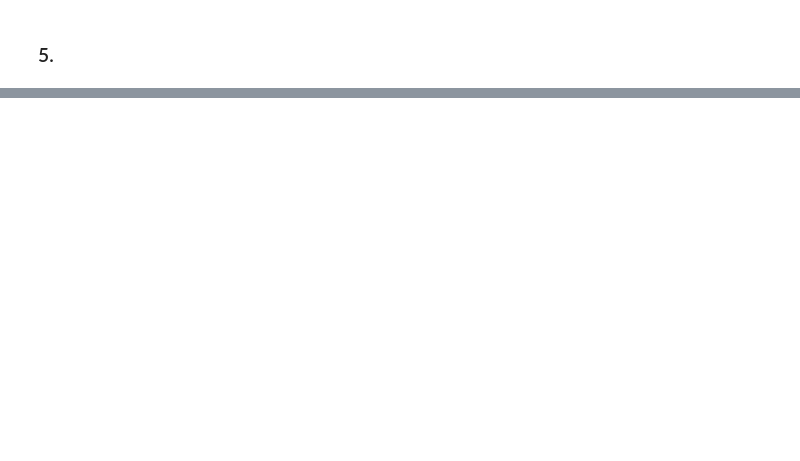
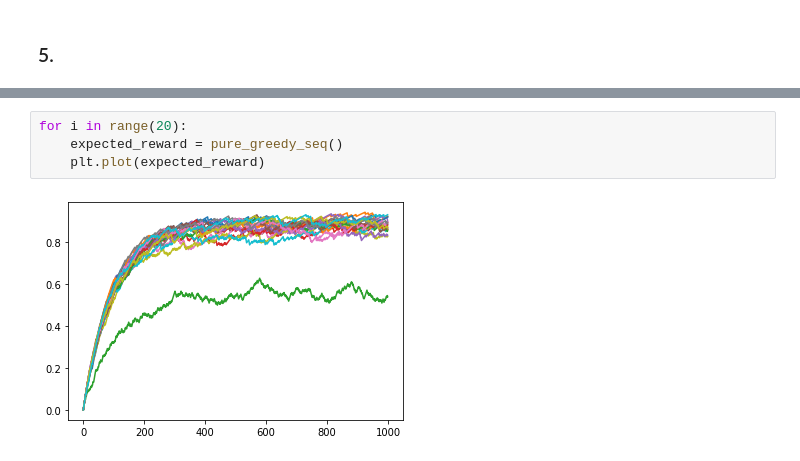
Before and after one commit to DorotheaMueller/mhbf, a Jupyter notebook: ex_8_budding_mueller.ipynb, the cells around one changed output, grey strips where cells are left out. Drawn from its saved outputs; the diff is of its cells as text; blank space fills up the shorter version.

```diff
--- a/ex_8_budding_mueller.ipynb
+++ b/ex_8_budding_mueller.ipynb
@@ -78,0 +108,6 @@ def eps_greedy(q, eps):
+# %%
+for i in range(20):
+    expected_reward = pure_greedy_seq()
+    plt.plot(expected_reward)
+# %% [output]
+[figure, added]
```
Also changed, not shown: parts of 9 cells of this notebook.
